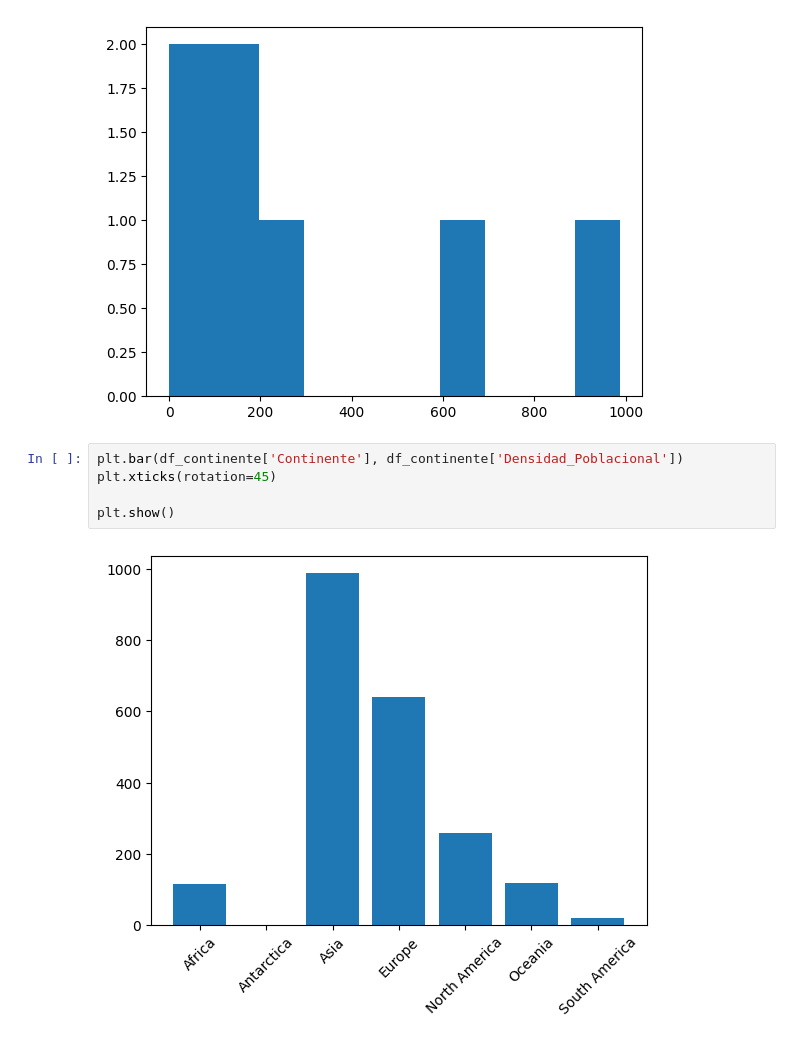
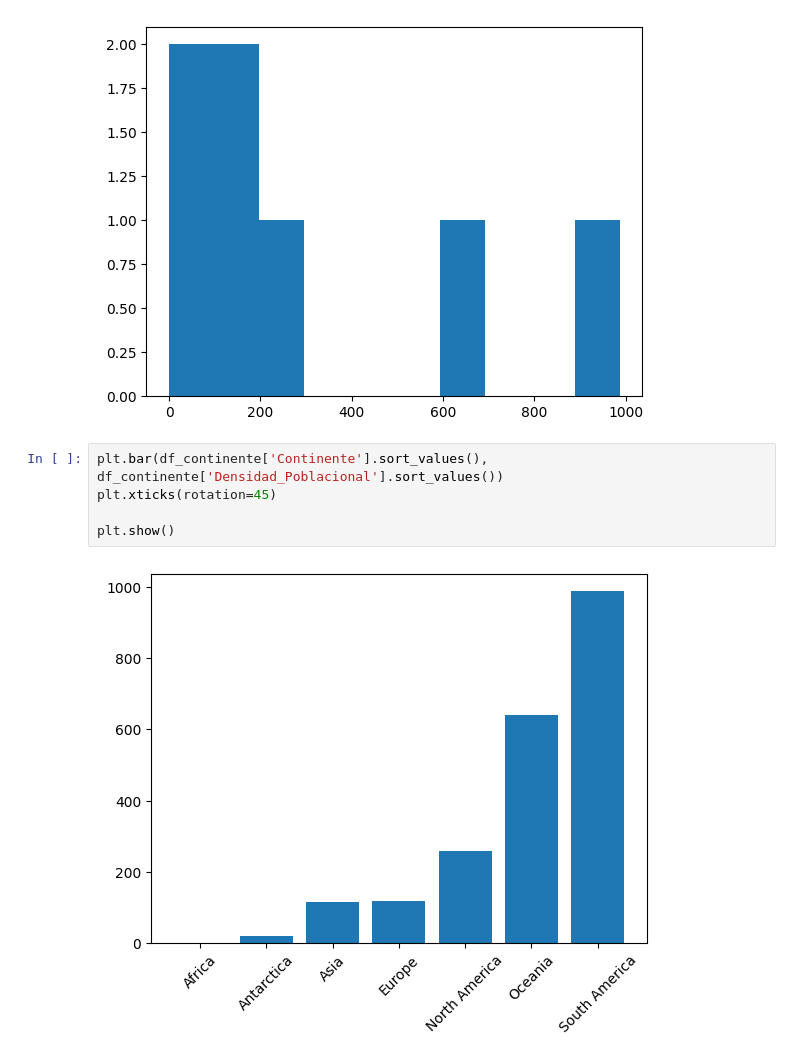
Before and after one commit to erickgnfi-dotcom/Analisis-Exploratorio-de-Datos-con-Pandas, a Jupyter notebook: ETL_restcountries_API.ipynb, the cells around one changed output. Saved outputs shown, nothing was run; the diff lists cells and outputs as text.

Commit message:
Se ordenó gráfico de densidad poblacional por continente

```diff
--- a/ETL_restcountries_API.ipynb
+++ b/ETL_restcountries_API.ipynb
@@ -178,9 +178,9 @@ plt.hist(df_continente['Densidad_Poblacional'])
  <BarContainer object of 10 artists>)
 [figure]
 # %%
-plt.bar(df_continente['Continente'], df_continente['Densidad_Poblacional'])
+plt.bar(df_continente['Continente'].sort_values(), df_continente['Densidad_Poblacional'].sort_values())
 plt.xticks(rotation=45)
 
 plt.show()
 # %% [output]
-[figure, old version]
+[figure, new version]
```
